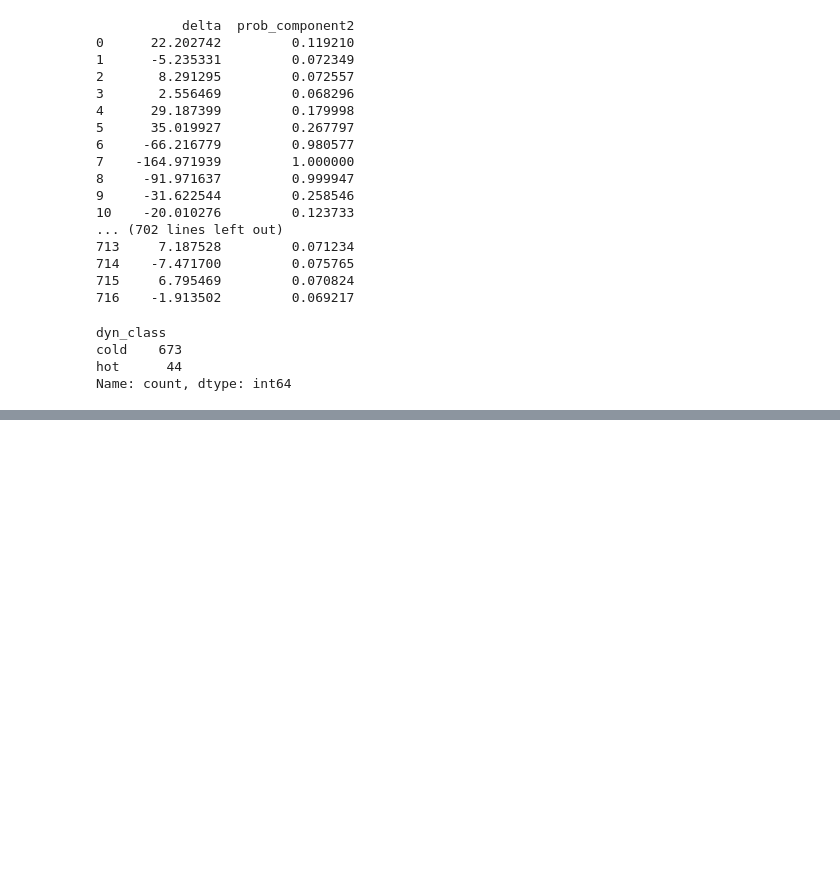
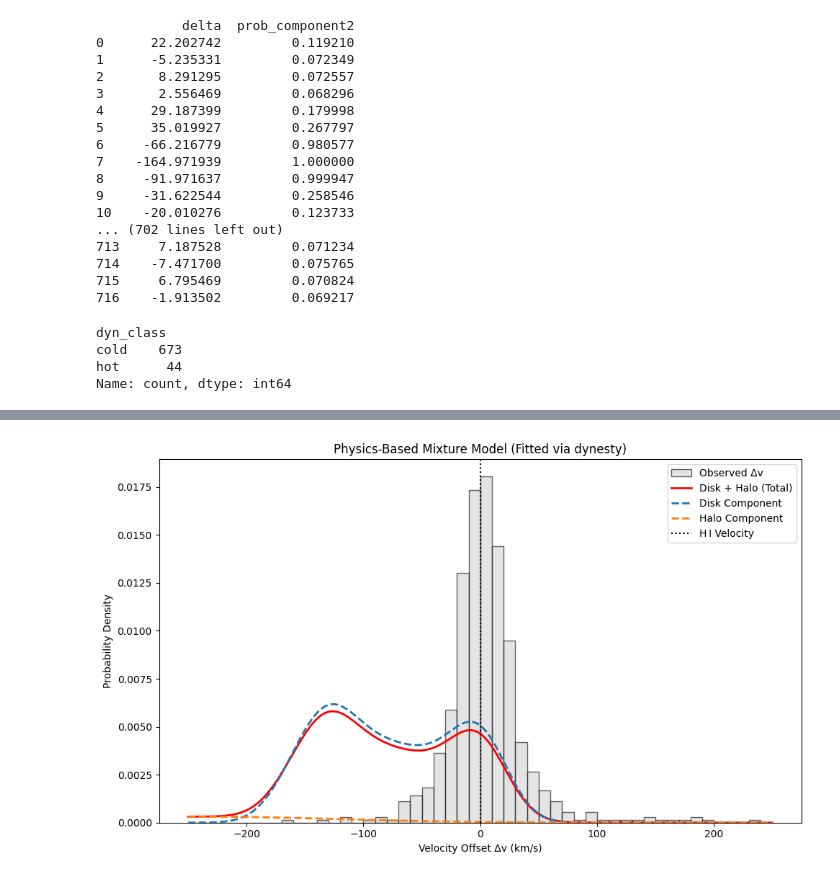
Before and after one commit to Gautam-Kumaran/M33_Analysis, a Jupyter notebook: SIP Codes/spatialv1.ipynb, the cells around one changed output, grey strips where cells are left out. Drawn from its saved outputs; the diff is of its cells as text; code cells hidden in the pictures; blank space fills up the shorter version.

```diff
--- a/SIP Codes/spatialv1.ipynb
+++ b/SIP Codes/spatialv1.ipynb
@@ -8,7 +8,7 @@ import astropy.units as u
 from tqdm import tqdm
 
 # Load the FITS file
-with fits.open("/Users/calvinsridhara/Documents/GitHub/M33_Analysis/Tables/m33_vels_stars_inc22B_donedupes.fits") as hdul:
+with fits.open(r"c:\Github\M33_Analysis\Tables\m33_vels_stars_inc22B_donedupes.fits") as hdul:
     data = hdul[1].data
     df = pd.DataFrame(data.astype(data.dtype.newbyteorder('=')))
 
@@ -318,7 +318,7 @@ import astropy.units as u
 from scipy.interpolate import interp1d
 
 # === Load disk model ===
-diskmodel = Table.read('./Codes/Kam2017_table4.dat', format='ascii',
+diskmodel = Table.read(r'C:\Github\M33_Analysis\SIP Codes\Kam2017_table4.dat', format='ascii',
                        names=['Radius_arcmin', 'Radius_kpc', 'Vrot_kms', 'Delta_Vrot', 'i_deg', 'PA_deg'])
 
 
@@ -560,0 +655,21 @@ Name: count, dtype: int64
+# %%
+# Generate PDFs for plotting
+xarray = np.linspace(-250, 250, 1000)
+disk_pdf, _, _, halo_pdf, total_pdf, f_halo = genpdf_voffset(xarray, parlist, extras, modelvels, optflags)
+
+# Plot
+import matplotlib.pyplot as plt
+plt.figure(figsize=(10, 6))
+plt.hist(delta, bins=50, range=(-250, 250), density=True, color='lightgray', edgecolor='black', alpha=0.6, label='Observed Δv')
+plt.plot(xarray, total_pdf, 'r-', lw=2, label='Disk + Halo (Total)')
+plt.plot(xarray, disk_pdf, '--', lw=2, label='Disk Component')
+plt.plot(xarray, halo_pdf * f_halo, '--', lw=2, label='Halo Component')
+plt.axvline(0, color='black', linestyle=':', label='H I Velocity')
+plt.xlabel("Velocity Offset Δv (km/s)")
+plt.ylabel("Probability Density")
+plt.title("Physics-Based Mixture Model (Fitted via dynesty)")
+plt.legend()
+plt.tight_layout()
+plt.show()
+# %% [output]
+[figure, added]
```
Also changed, not shown: parts of 6 cells of this notebook, 2 other files.
